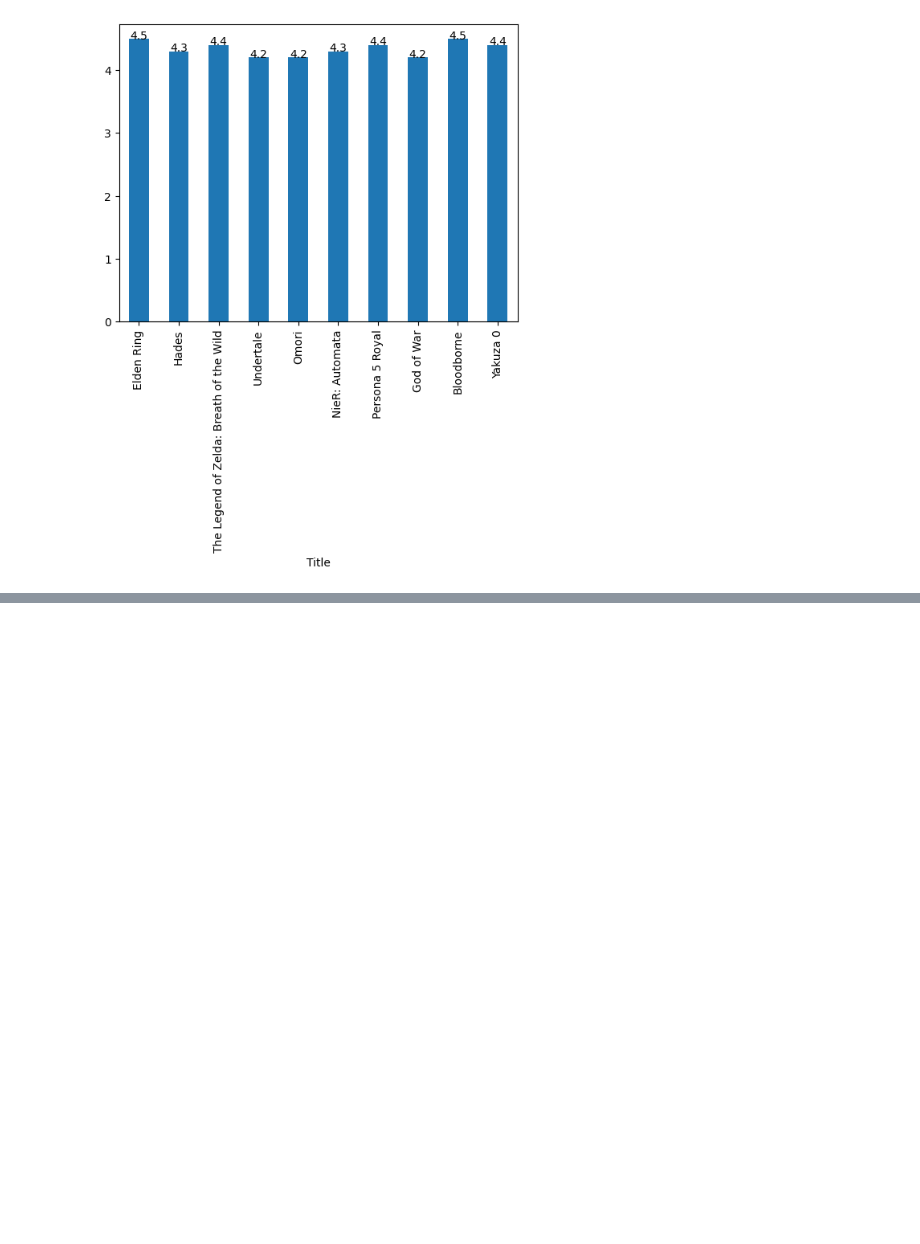
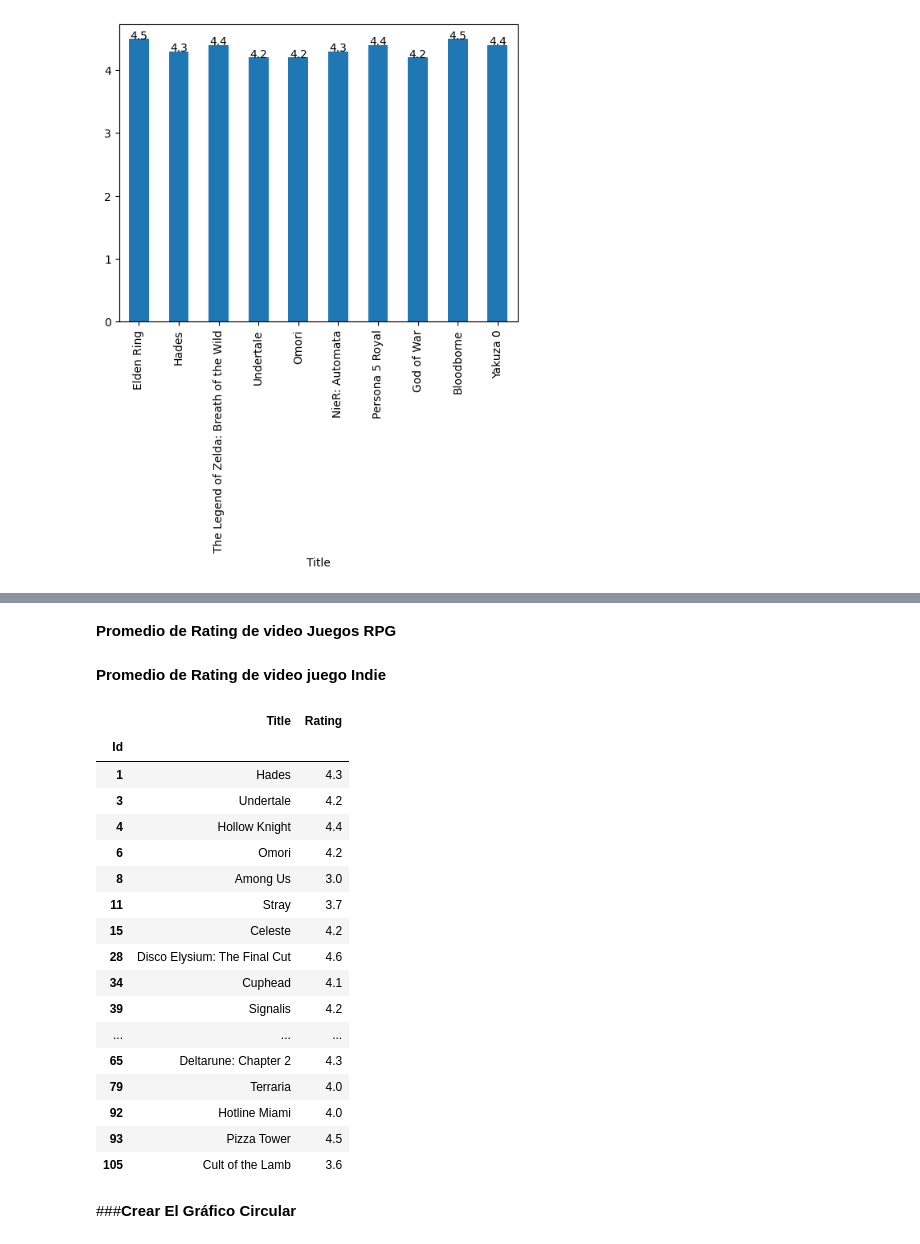
Before and after one commit to anavillegas26/Python-Semestre-I, a Jupyter notebook: Jupyter.ipynb/03_pandas.ipynb, the cells around one changed output, grey strips where cells are left out. Saved outputs shown, nothing was run; the diff lists cells and outputs as text; code cells hidden in the pictures; blank space fills up the shorter version.

```diff
--- a/Jupyter.ipynb/03_pandas.ipynb
+++ b/Jupyter.ipynb/03_pandas.ipynb
@@ -214,0 +217,2 @@ for i, rating in enumerate(graficosRPG['Rating']):
+# %% [markdown]
+**Promedio  de Rating de video Juegos RPG**
@@ -214,0 +222,31 @@ for i, rating in enumerate(graficosRPG['Rating']):
+# %% [markdown]
+**Promedio de Rating de video juego Indie**
+# %%
+def filtro_indie(genres):  # función que filtra el genero indie
+    return 'Indie' in genres
+# %%
+#aplicar un filtro para consultar y llamar  la funcion filtro_indie
+datosIndie = datos[datos['Genres'].apply(filtro_indie)] #creando un nuevo dataframe con los viedo juegos Indie
+# %%
+# Mostrando el datafreme filtrado incluyendo solo las columna (Title y Rating)
+nombresIndie = datosIndie[['Title','Rating']]
+nombresIndie.head(20)
+# %% [output]
+|  | Title | Rating |
+| Id |  |  |
+| 1 | Hades | 4.3 |
+| 3 | Undertale | 4.2 |
+| 4 | Hollow Knight | 4.4 |
+| 6 | Omori | 4.2 |
+| 8 | Among Us | 3.0 |
+| 11 | Stray | 3.7 |
+| 15 | Celeste | 4.2 |
+| 28 | Disco Elysium: The Final Cut | 4.6 |
+| 34 | Cuphead | 4.1 |
+| 39 | Signalis | 4.2 |
+| ... | ... | ... |
+| 65 | Deltarune: Chapter 2 | 4.3 |
+| 79 | Terraria | 4.0 |
+| 92 | Hotline Miami | 4.0 |
+| 93 | Pizza Tower | 4.5 |
+| 105 | Cult of the Lamb | 3.6 |
@@ -214,0 +256,2 @@ for i, rating in enumerate(graficosRPG['Rating']):
+# %% [markdown]
+###**Crear El Gráfico Circular**
```
Also changed, not shown: parts of 8 cells of this notebook, 1 other file.
